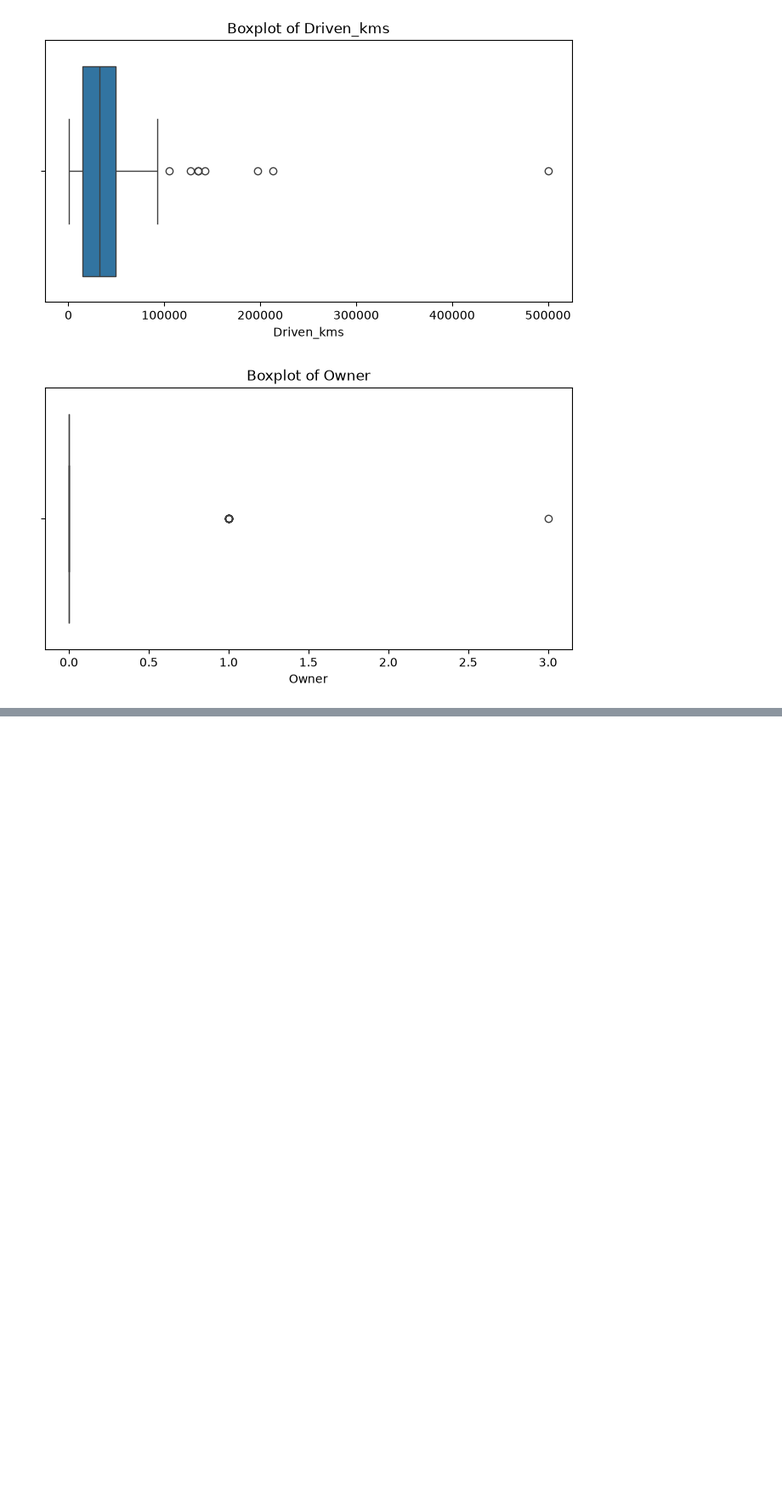
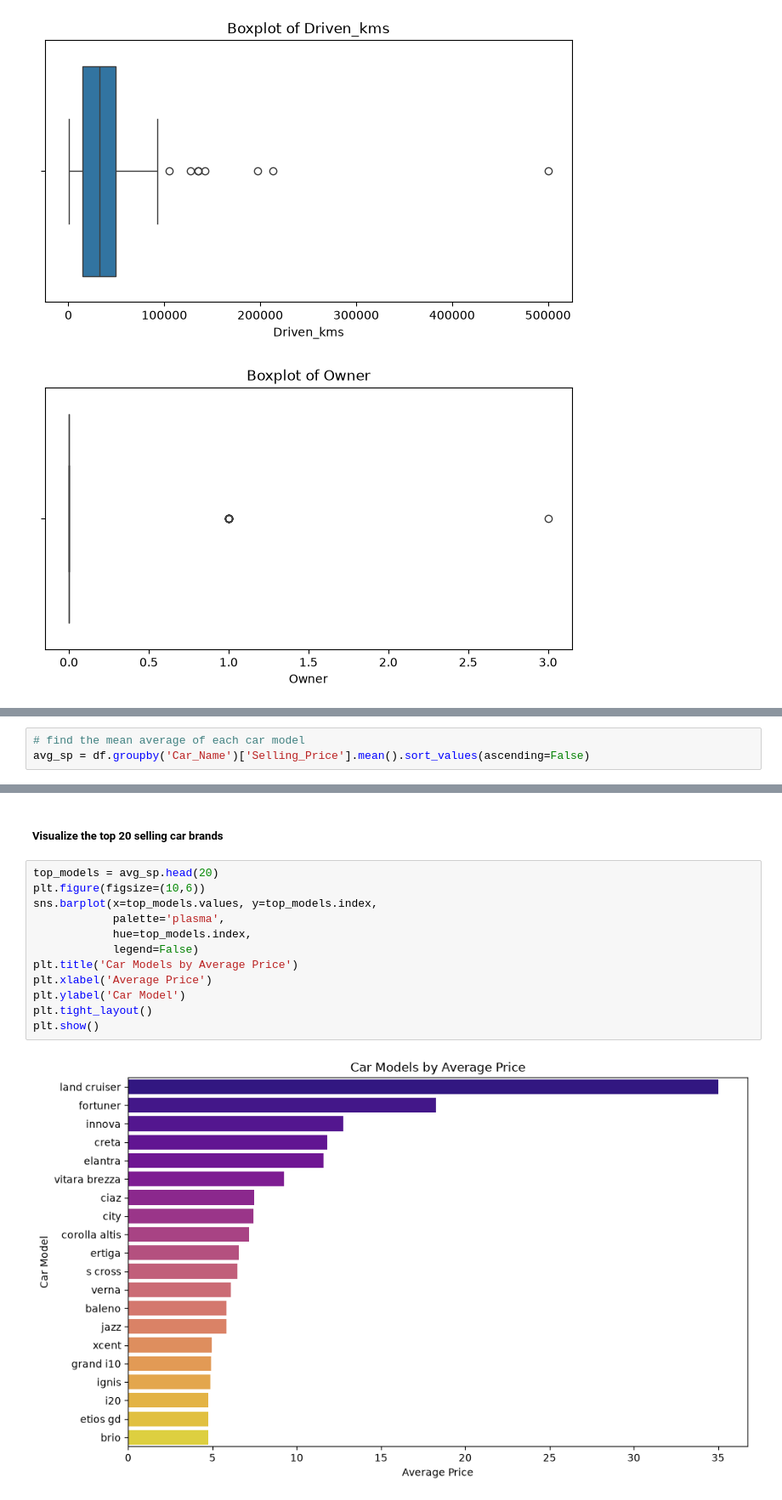
Before and after one commit to A-kinyua/Car_price_prediction_CodeAlpha, a Jupyter notebook: car_price_prediction.ipynb, the cells around one changed output, grey strips where cells are left out. Shown at 85% size. Drawn from its saved outputs; the diff is of its cells as text; blank space fills up the shorter version.

Commit message:
updated_car_price prediction

```diff
--- a/car_price_prediction.ipynb
+++ b/car_price_prediction.ipynb
@@ -169,0 +232,3 @@ for col in numerical_cols:
+# %%
+# find the mean average of each car model
+avg_sp = df.groupby('Car_Name')['Selling_Price'].mean().sort_values(ascending=False)
@@ -169,0 +257,16 @@ for col in numerical_cols:
+# %% [markdown]
+##### Visualize the top 20 selling car brands
+# %%
+top_models = avg_sp.head(20)
+plt.figure(figsize=(10,6))
+sns.barplot(x=top_models.values, y=top_models.index,
+            palette='plasma',
+            hue=top_models.index,
+            legend=False)
+plt.title('Car Models by Average Price')
+plt.xlabel('Average Price')
+plt.ylabel('Car Model')
+plt.tight_layout()
+plt.show()
+# %% [output]
+[figure, added]
```
Also changed, not shown: parts of 12 cells of this notebook.
